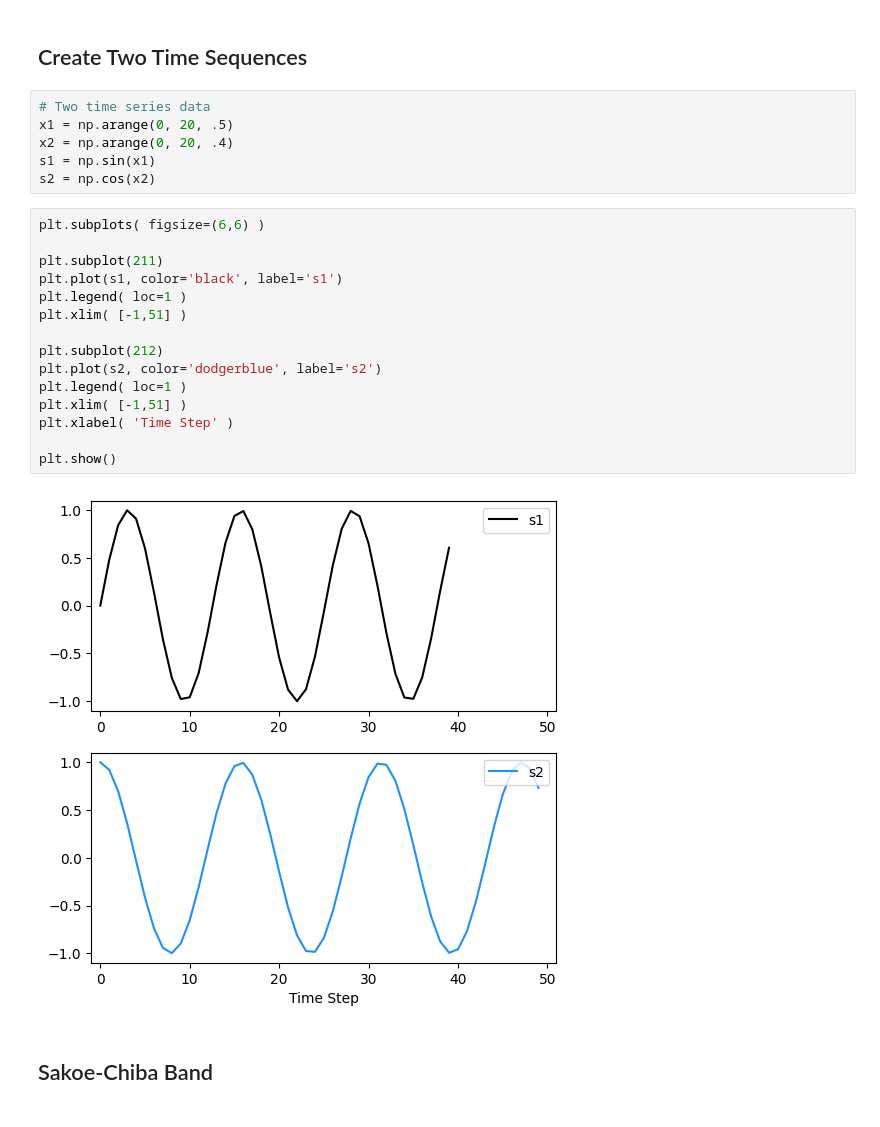
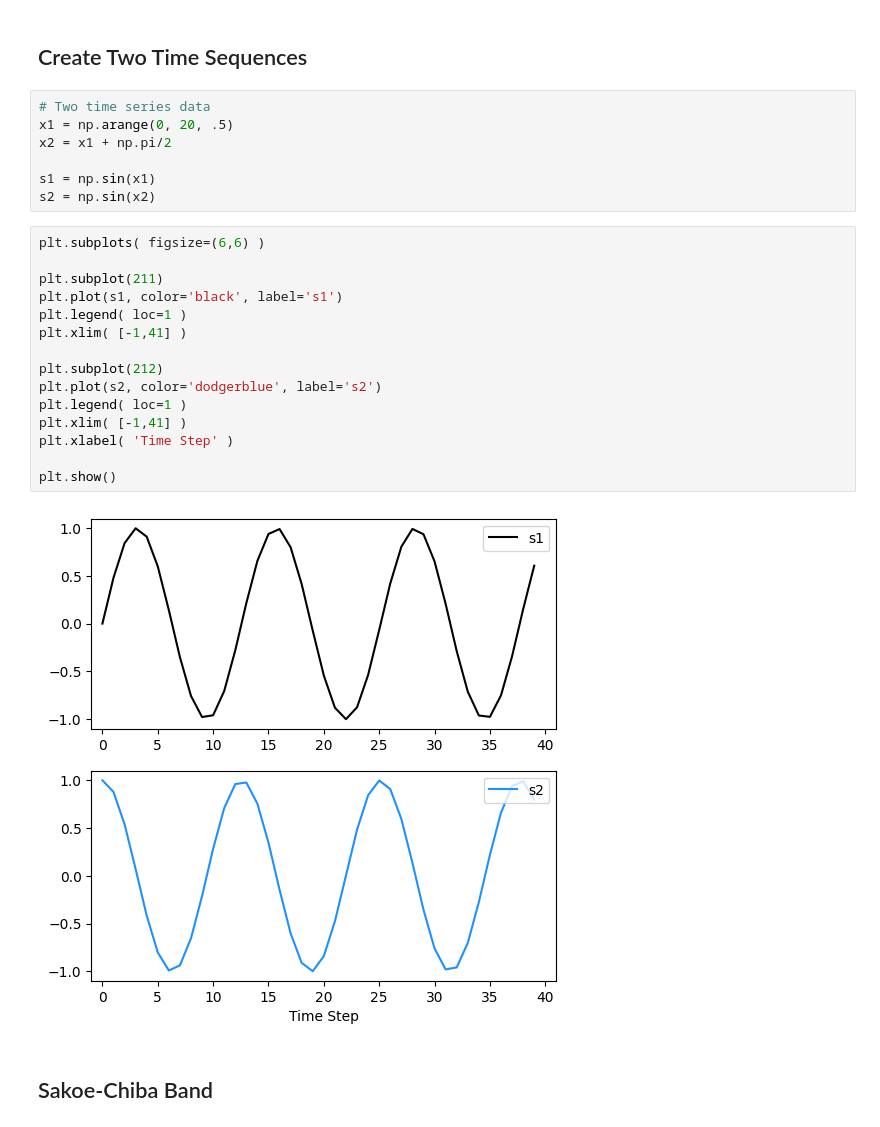
Before and after one commit to YenLinWu/Trend_Detection, a Jupyter notebook: Dynamic_Time_Warping/Studying_Note.ipynb, the cells around one changed output. Cells and saved outputs as stored; diff of their text form.

```diff
--- a/Dynamic_Time_Warping/Studying_Note.ipynb
+++ b/Dynamic_Time_Warping/Studying_Note.ipynb
@@ -126,26 +122,27 @@ Importing the dtw module. When using in academic works please cite:
 # %%
 # Two time series data
 x1 = np.arange(0, 20, .5)
-x2 = np.arange(0, 20, .4)
+x2 = x1 + np.pi/2
+
 s1 = np.sin(x1)
-s2 = np.cos(x2)
+s2 = np.sin(x2)
 # %%
 plt.subplots( figsize=(6,6) )
 
 plt.subplot(211)
 plt.plot(s1, color='black', label='s1')
 plt.legend( loc=1 )
-plt.xlim( [-1,51] )
+plt.xlim( [-1,41] )
 
 plt.subplot(212)
 plt.plot(s2, color='dodgerblue', label='s2')
 plt.legend( loc=1 )
-plt.xlim( [-1,51] )
+plt.xlim( [-1,41] )
 plt.xlabel( 'Time Step' )
 
 plt.show()
 # %% [output]
-[figure, old version]
+[figure, new version]
 # %% [markdown]
 ## Sakoe-Chiba Band
 # %%
```
Also changed, not shown: parts of 4 cells of this notebook.
